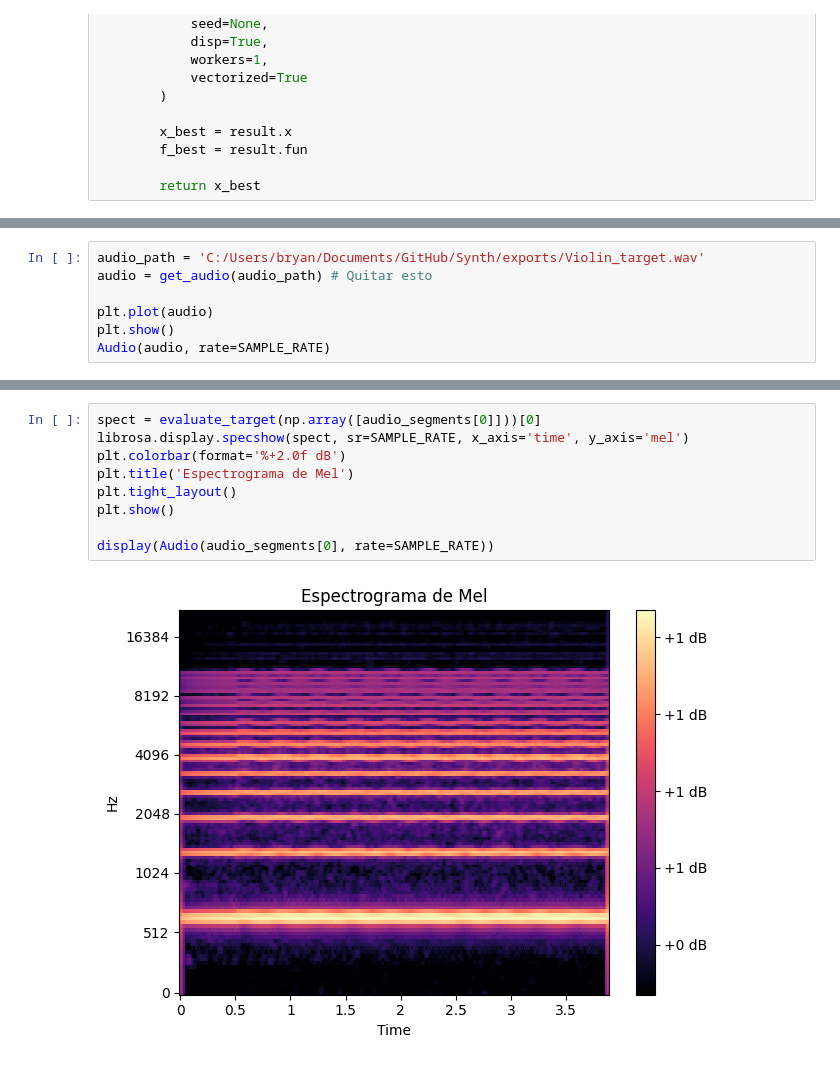
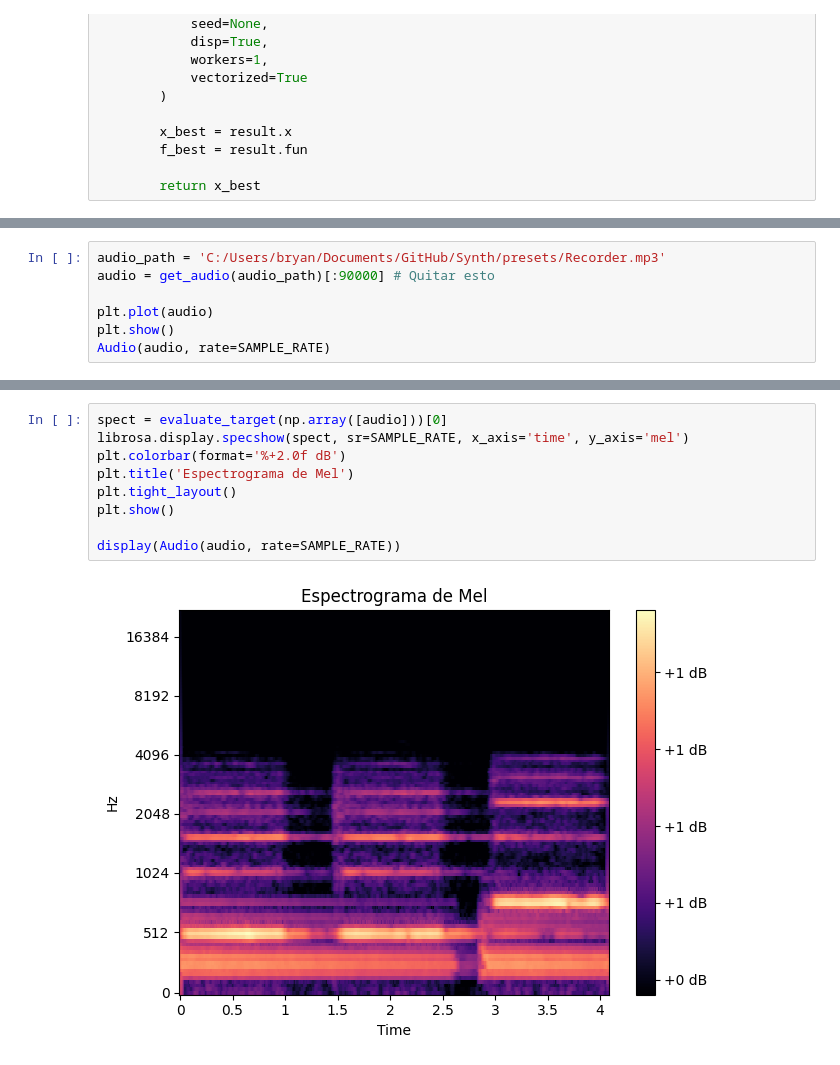
Before and after one commit to steelspikes/Synth, a Jupyter notebook: scripts/7_inverse_synth_second.ipynb, the cells around one changed output, grey strips where cells are left out. Drawn from its saved outputs; the diff is of its cells as text.

```diff
--- a/scripts/7_inverse_synth_second.ipynb
+++ b/scripts/7_inverse_synth_second.ipynb
@@ -135,8 +135,8 @@ def search_with_CMA(target_C, duration, x0):
 
         return es.best
 # %%
-audio_path = 'C:/Users/bryan/Documents/GitHub/Synth/exports/Violin_target.wav'
-audio = get_audio(audio_path) # Quitar esto
+audio_path = 'C:/Users/bryan/Documents/GitHub/Synth/presets/Recorder.mp3'
+audio = get_audio(audio_path)[:90000] # Quitar esto
 
 plt.plot(audio)
 plt.show()
@@ -219,16 +223,16 @@ predicted_joined_audio = np.concatenate(predicted_joined_audio, axis=0)
   ]
 }
 # %%
-spect = evaluate_target(np.array([audio_segments[0]]))[0]
+spect = evaluate_target(np.array([audio]))[0]
 librosa.display.specshow(spect, sr=SAMPLE_RATE, x_axis='time', y_axis='mel')
 plt.colorbar(format='%+2.0f dB')
 plt.title('Espectrograma de Mel')
 plt.tight_layout()
 plt.show()
 
-display(Audio(audio_segments[0], rate=SAMPLE_RATE))
+display(Audio(audio, rate=SAMPLE_RATE))
 # %% [output]
-[figure, old version]
+[figure, new version]
 [interactive output not drawn]
 # %%
 spect = evaluate_target(np.array([predicted_joined_audio]))[0]
```
Also changed, not shown: parts of 6 cells of this notebook.
